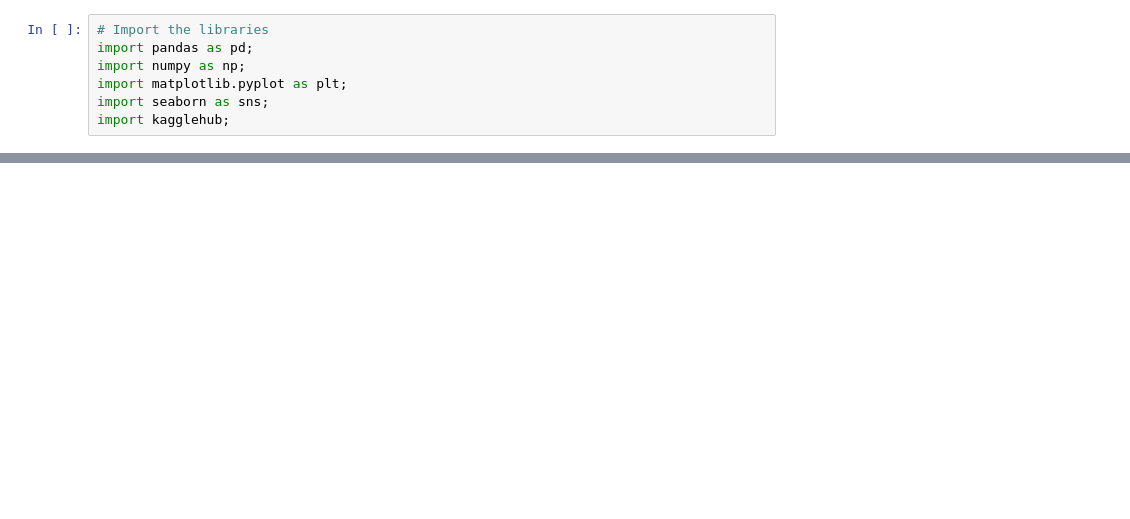
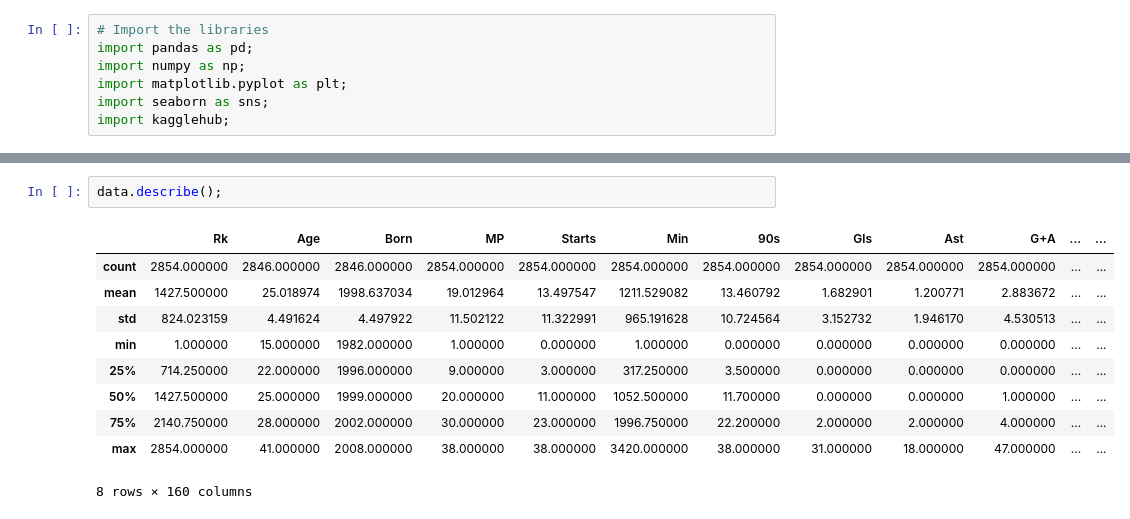
Before and after one commit to RCK04/football-players-stats-24-25-season, a Jupyter notebook: football_players_stats_24_25_season.ipynb, the cells around one changed output, grey strips where cells are left out. Saved outputs shown, nothing was run; the diff lists cells and outputs as text; blank space fills up the shorter version.

```diff
--- a/football_players_stats_24_25_season.ipynb
+++ b/football_players_stats_24_25_season.ipynb
@@ -31,0 +35,13 @@ Using Colab cache for faster access to the 'football-players-stats-2024-2025' da
+# %%
+data.describe();
+# %% [output]
+|  | Rk | Age | Born | MP | Starts | Min | 90s | Gls | Ast | G+A | ... | ... |
+| count | 2854.000000 | 2846.000000 | 2846.000000 | 2854.000000 | 2854.000000 | 2854.000000 | 2854.000000 | 2854.000000 | 2854.000000 | 2854.000000 | ... | ... |
+| mean | 1427.500000 | 25.018974 | 1998.637034 | 19.012964 | 13.497547 | 1211.529082 | 13.460792 | 1.682901 | 1.200771 | 2.883672 | ... | ... |
+| std | 824.023159 | 4.491624 | 4.497922 | 11.502122 | 11.322991 | 965.191628 | 10.724564 | 3.152732 | 1.946170 | 4.530513 | ... | ... |
+| min | 1.000000 | 15.000000 | 1982.000000 | 1.000000 | 0.000000 | 1.000000 | 0.000000 | 0.000000 | 0.000000 | 0.000000 | ... | ... |
+| 25% | 714.250000 | 22.000000 | 1996.000000 | 9.000000 | 3.000000 | 317.250000 | 3.500000 | 0.000000 | 0.000000 | 0.000000 | ... | ... |
+| 50% | 1427.500000 | 25.000000 | 1999.000000 | 20.000000 | 11.000000 | 1052.500000 | 11.700000 | 0.000000 | 0.000000 | 1.000000 | ... | ... |
+| 75% | 2140.750000 | 28.000000 | 2002.000000 | 30.000000 | 23.000000 | 1996.750000 | 22.200000 | 2.000000 | 2.000000 | 4.000000 | ... | ... |
+| max | 2854.000000 | 41.000000 | 2008.000000 | 38.000000 | 38.000000 | 3420.000000 | 38.000000 | 31.000000 | 18.000000 | 47.000000 | ... | ... |
+8 rows × 160 columns
```
Also changed, not shown: parts of 4 cells of this notebook.
